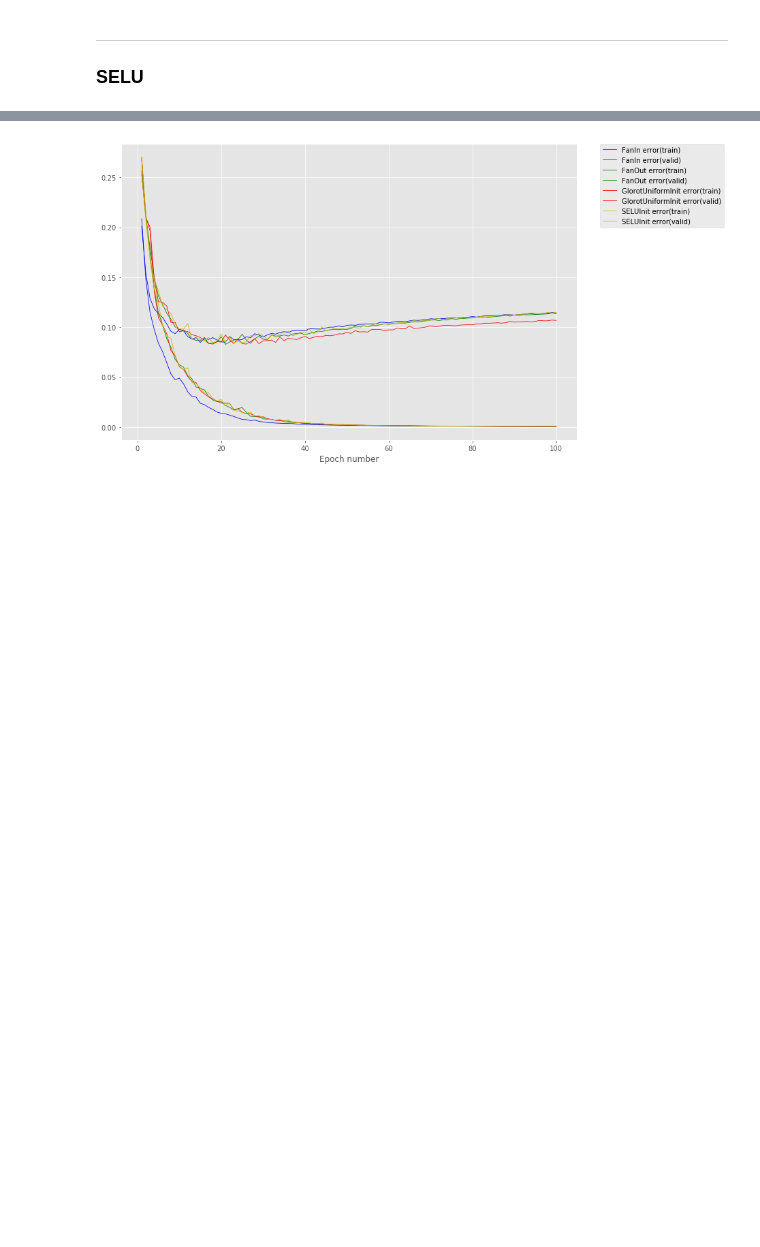
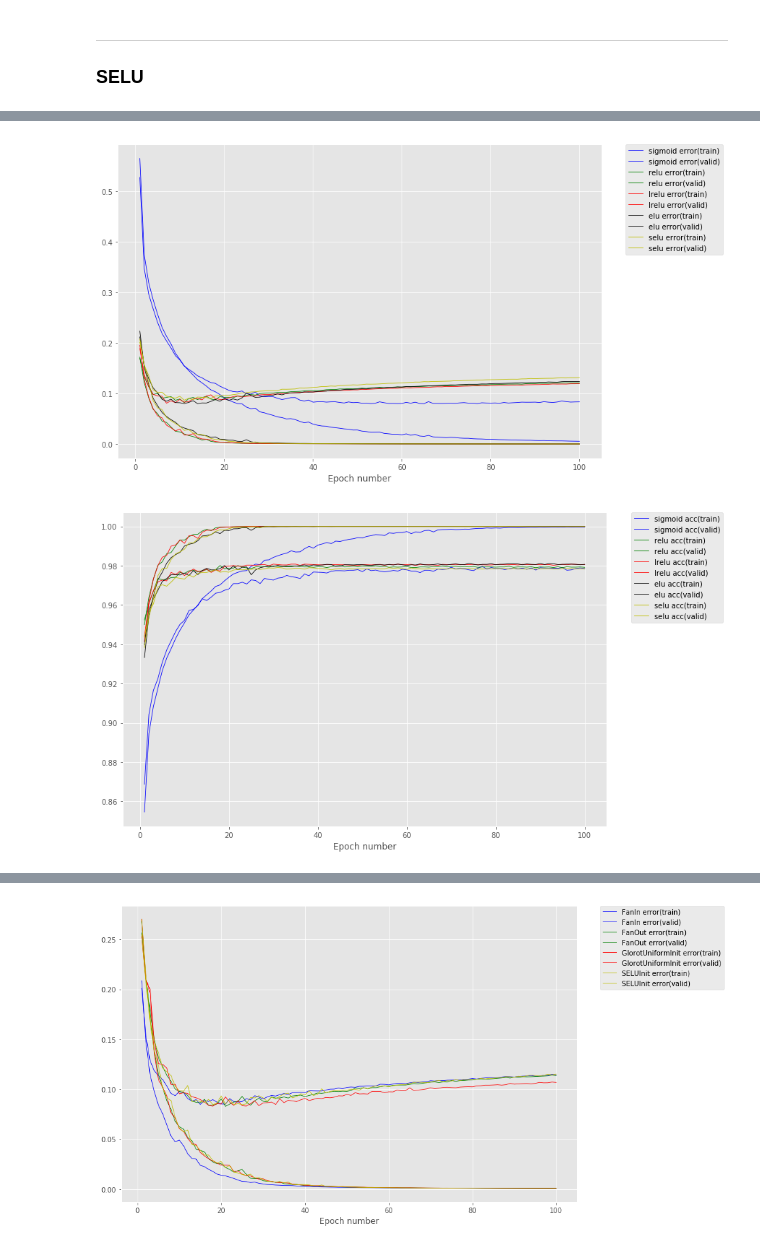
Before and after one commit to ErRos2107/Deep-neural-network, a Jupyter notebook: notebooks/Coursework_1.ipynb, the cells around one changed output, grey strips where cells are left out. Cells and saved outputs as stored; diff of their text form; code cells hidden in the pictures; blank space fills up the shorter version.

```diff
--- a/notebooks/Coursework_1.ipynb
+++ b/notebooks/Coursework_1.ipynb
@@ -313,9 +359,10 @@ from mlp.learning_rules import GradientDescentLearningRule
 from mlp.optimisers import Optimiser
 
 # ELU
+rng = np.random.RandomState(seed)
 MNISTDataProvider.reset
 #setup hyperparameters
-learning_rate = 0.05
+learning_rate = 0.1
 num_epochs = 100
 stats_interval = 1
 input_dim, output_dim, hidden_dim = 784, 10, 100
@@ -341,8 +388,16 @@ stats_ELU_2, keys, run_time, fig_1_ELU_2, ax_1, fig_2_ELU_2, ax_2 = train_model_
 fig_1_ELU_2.savefig('error_ELU_learning_rate_{}.pdf'.format(learning_rate))
 fig_2_ELU_2.savefig('accuracy_ELU_learning_rate_{}.pdf'.format(learning_rate))
 
-_  = stats_ELU_2[1:, keys['acc(valid)']]
-print('Best at learning_rate={} Epoch={} for validation_acc={}'.format(learning_rate, np.argmax(_)+1, max(_)))
+_  = stats_ELU_2
+error_valid= _[1:, keys['error(valid)']]
+error_train= _[1:, keys['error(train)']]
+acc_valid = _[1:, keys['acc(valid)']]
+overfitting = error_valid-error_train
+print('Best acc at Epoch={} by learning_rate={} with error gap = {},  acc(valid)={}'.
+      format(np.argmax(acc_valid)+1,learning_rate, overfitting[np.argmax(acc_valid)], max(acc_valid)))
+
+print('Smallest error gap after best acc = {} at Epoch={}'.
+      format(min(overfitting[np.argmax(acc_valid):]),np.argmin(overfitting[np.argmax(acc_valid):])+np.argmax(acc_valid)+1))
 # %% [output]
 Failed to display Jupyter Widget of type HBox.
 If you're reading this message in Jupyter Notebook or JupyterLab, it may mean that the widgets JavaScript is still loading. If this message persists, it likely means that the widgets JavaScript librar ...
@@ -1338,0 +520,31 @@ If you're reading this message in another notebook frontend (for example, a stat
+# %%
+# Plot the change in the validation and training set error over training.
+fig_1_all_activations = plt.figure(figsize=(12, 8))
+color = ['b', 'g', 'r', 'k',  'y', 'k', 'w']
+plot_list = [stats_Sigmoid_baseline,stats_ReLu_baseline,stats_lrelu_2,stats_ELU_2,stats_SELU_2]
+plot_list_name = ['sigmoid','relu','lrelu','elu','selu']
+ax_1 = fig_1_all_activations.add_subplot(111)
+
+for i,s in enumerate(plot_list):#,stats_ELU_4,stats_ELU_5,stats_ELU_6,stats_ELU_7,stats_ELU_8]:
+    for k in ['error(train)', 'error(valid)']:
+        ax_1.plot(np.arange(1, s.shape[0]) * stats_interval,
+              s[1:, keys[k]], label=str(plot_list_name[i]+' '+k),color=color[i],linewidth=0.8)
+
+ax_1.legend(bbox_to_anchor=(1.05, 1), loc=2, borderaxespad=0.)
+ax_1.set_xlabel('Epoch number')
+
+# Plot the change in the validation and training set accuracy over training.
+fig_2_all_activations = plt.figure(figsize=(12, 8))
+ax_2 = fig_2_all_activations.add_subplot(111)
+for i,s in enumerate(plot_list):
+    for k in ['acc(train)', 'acc(valid)']:
+        ax_2.plot(np.arange(1, s.shape[0]) * stats_interval,
+              s[1:, keys[k]], label=str(plot_list_name[i]+' '+k),color=color[i],linewidth=0.8)
+ax_2.legend(bbox_to_anchor=(1.05, 1), loc=2, borderaxespad=0.)
+ax_2.set_xlabel('Epoch number')
+
+fig_1_all_activations.savefig('error_all_activations.pdf',bbox_inches = "tight")
+fig_2_all_activations.savefig('accuracy_all_activations.pdf',bbox_inches = "tight" )
+# %% [output]
+[figure, added]
+[figure, added]
```
Also changed, not shown: parts of 59 cells of this notebook, 2 other files.
